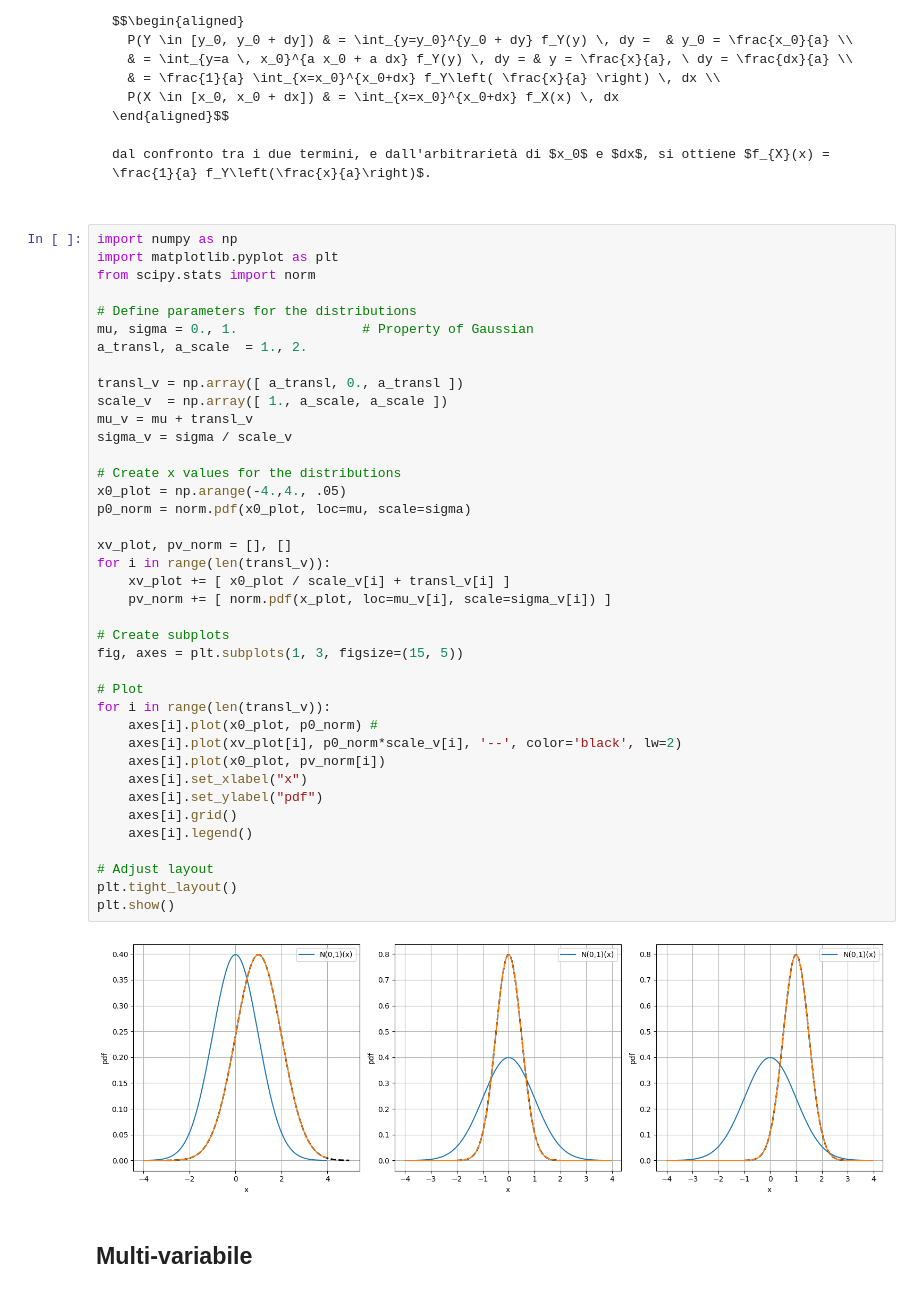
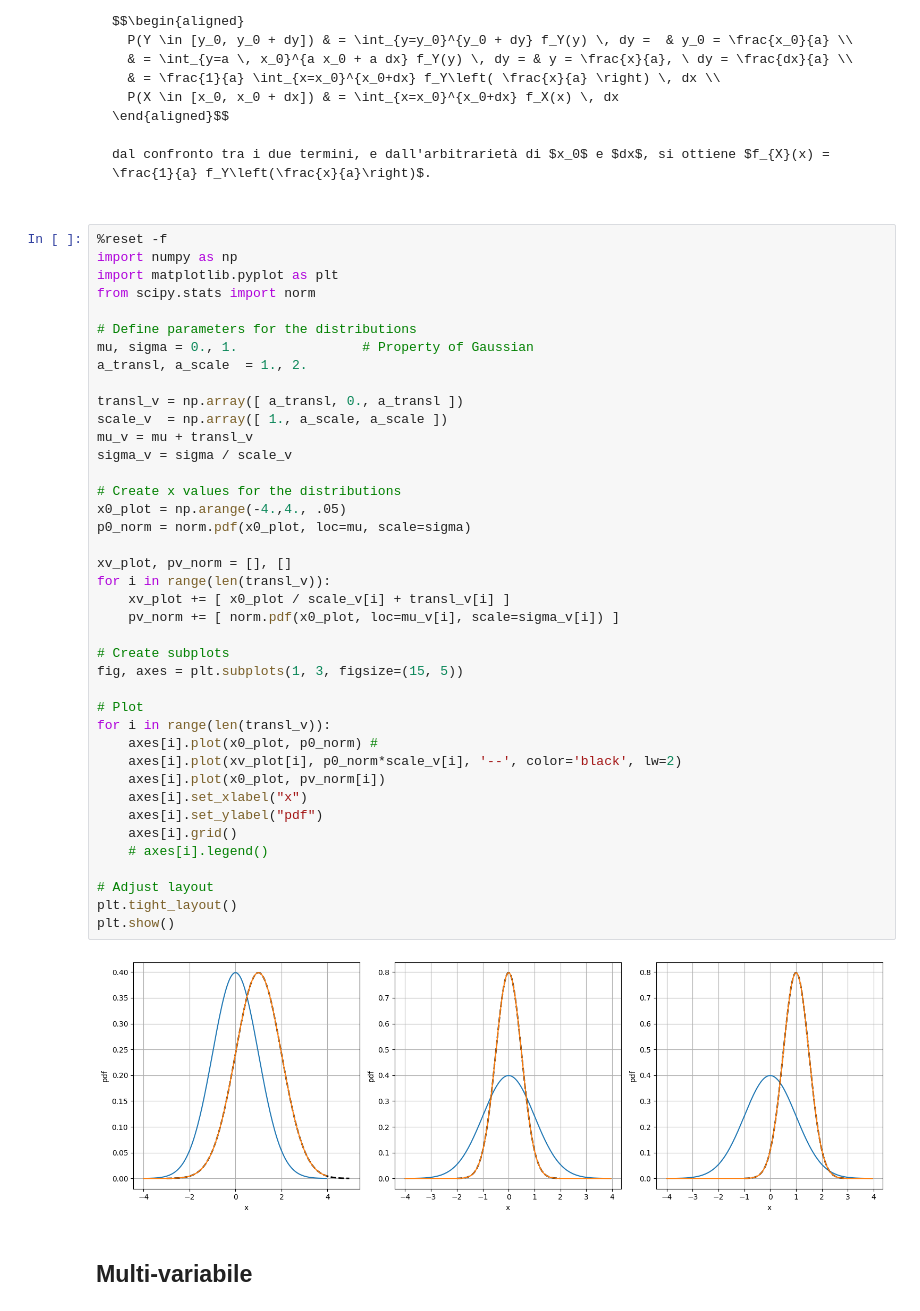
Before and after one commit to Basics2022/bbooks-programming-hs, a Jupyter notebook: _sources/ch/statistics/rv_pdf_transformations.ipynb, the cells around one changed output. Drawn from its saved outputs; the diff is of its cells as text.

````diff
--- a/_sources/ch/statistics/rv_pdf_transformations.ipynb
+++ b/_sources/ch/statistics/rv_pdf_transformations.ipynb
@@ -67,6 +67,7 @@ dal confronto tra i due termini, e dall'arbitrarietà di $x_0$ e $dx$, si ottien
 
 ```
 # %%
+%reset -f
 import numpy as np
 import matplotlib.pyplot as plt
 from scipy.stats import norm
@@ -77,36 +78,36 @@ a_transl, a_scale  = 1., 2.
 
 transl_v = np.array([ a_transl, 0., a_transl ])
 scale_v  = np.array([ 1., a_scale, a_scale ])
 mu_v = mu + transl_v
 sigma_v = sigma / scale_v
 
 # Create x values for the distributions
 x0_plot = np.arange(-4.,4., .05)
 p0_norm = norm.pdf(x0_plot, loc=mu, scale=sigma)
 
 xv_plot, pv_norm = [], []
 for i in range(len(transl_v)):
     xv_plot += [ x0_plot / scale_v[i] + transl_v[i] ]
-    pv_norm += [ norm.pdf(x_plot, loc=mu_v[i], scale=sigma_v[i]) ]
+    pv_norm += [ norm.pdf(x0_plot, loc=mu_v[i], scale=sigma_v[i]) ]
 
 # Create subplots
 fig, axes = plt.subplots(1, 3, figsize=(15, 5))
 
 # Plot
 for i in range(len(transl_v)):
     axes[i].plot(x0_plot, p0_norm) #
     axes[i].plot(xv_plot[i], p0_norm*scale_v[i], '--', color='black', lw=2)
     axes[i].plot(x0_plot, pv_norm[i])
     axes[i].set_xlabel("x")
     axes[i].set_ylabel("pdf")
     axes[i].grid()
-    axes[i].legend()
+    # axes[i].legend()
 
 # Adjust layout
 plt.tight_layout()
 plt.show()
 # %% [output]
-[figure, old version]
+[figure, new version]
 # %% [markdown]
 ## Multi-variabile
 # %% [markdown]
````
Also changed, not shown: 3 other files.
